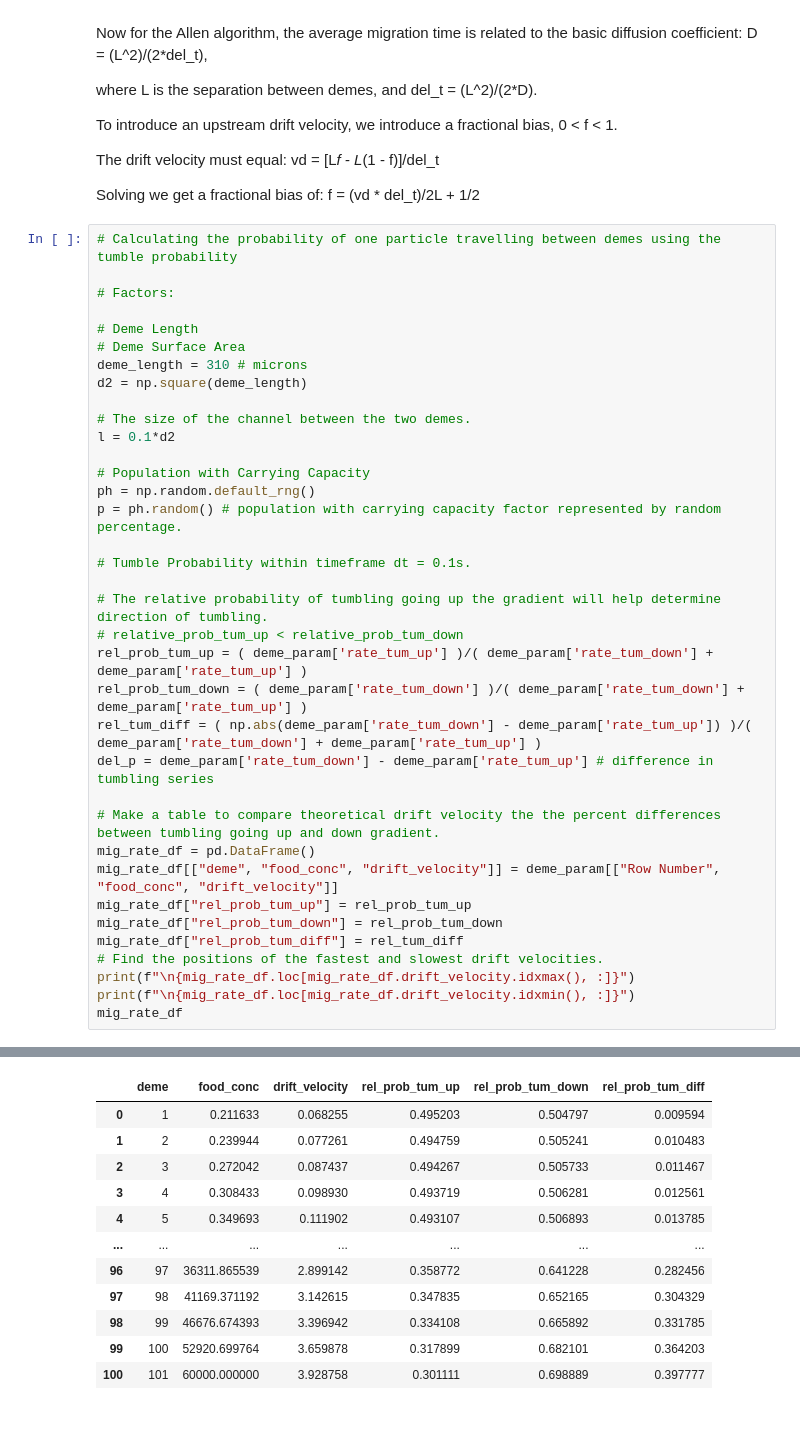
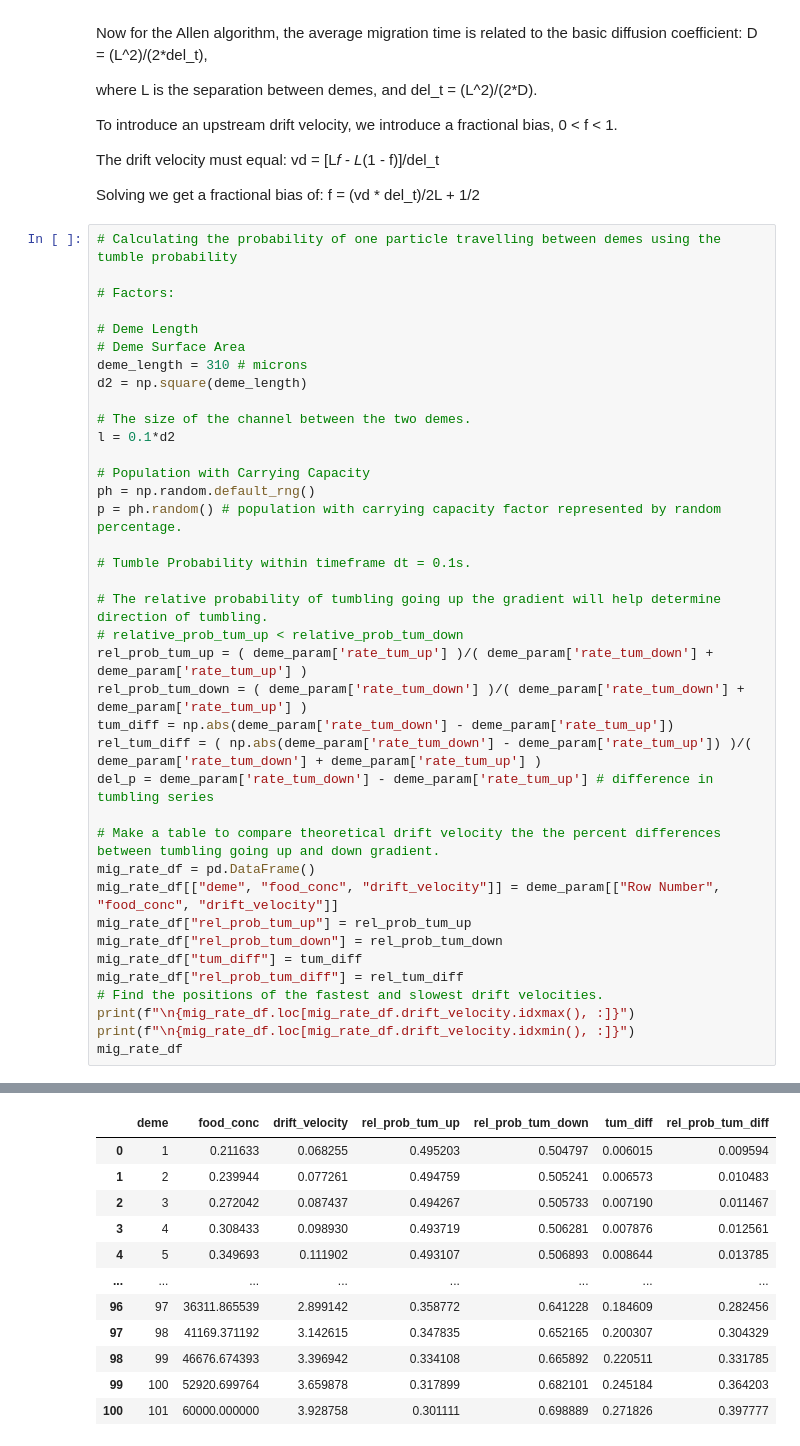
Before and after one commit to Frood-for-Thought/Run_Tumble_Gillespie_Diffusion_Equation, a Jupyter notebook: plotting.ipynb, the cells around one changed output, grey strips where cells are left out. Saved outputs shown, nothing was run; the diff lists cells and outputs as text.

```diff
--- a/plotting.ipynb
+++ b/plotting.ipynb
@@ -175,6 +175,7 @@ p = ph.random() # population with carrying capacity factor represented by random
 # relative_prob_tum_up < relative_prob_tum_down
 rel_prob_tum_up = ( deme_param['rate_tum_up'] )/( deme_param['rate_tum_down'] + deme_param['rate_tum_up'] )
 rel_prob_tum_down = ( deme_param['rate_tum_down'] )/( deme_param['rate_tum_down'] + deme_param['rate_tum_up'] )
+tum_diff = np.abs(deme_param['rate_tum_down'] - deme_param['rate_tum_up'])
 rel_tum_diff = ( np.abs(deme_param['rate_tum_down'] - deme_param['rate_tum_up']) )/( deme_param['rate_tum_down'] + deme_param['rate_tum_up'] )
 del_p = deme_param['rate_tum_down'] - deme_param['rate_tum_up'] # difference in tumbling series
 
@@ -183,6 +184,7 @@ mig_rate_df = pd.DataFrame()
 mig_rate_df[["deme", "food_conc", "drift_velocity"]] = deme_param[["Row Number", "food_conc", "drift_velocity"]]
 mig_rate_df["rel_prob_tum_up"] = rel_prob_tum_up
 mig_rate_df["rel_prob_tum_down"] = rel_prob_tum_down
+mig_rate_df["tum_diff"] = tum_diff
 mig_rate_df["rel_prob_tum_diff"] = rel_tum_diff
 # Find the positions of the fastest and slowest drift velocities.
 print(f"\n{mig_rate_df.loc[mig_rate_df.drift_velocity.idxmax(), :]}")
@@ -205,14 +209,14 @@ rel_prob_tum_down    0.504797
 rel_prob_tum_diff    0.009594
 Name: 0, dtype: float64
-|  | deme | food_conc | drift_velocity | rel_prob_tum_up | rel_prob_tum_down | rel_prob_tum_diff |
-| 0 | 1 | 0.211633 | 0.068255 | 0.495203 | 0.504797 | 0.009594 |
-| 1 | 2 | 0.239944 | 0.077261 | 0.494759 | 0.505241 | 0.010483 |
-| 2 | 3 | 0.272042 | 0.087437 | 0.494267 | 0.505733 | 0.011467 |
-| 3 | 4 | 0.308433 | 0.098930 | 0.493719 | 0.506281 | 0.012561 |
-| 4 | 5 | 0.349693 | 0.111902 | 0.493107 | 0.506893 | 0.013785 |
-| ... | ... | ... | ... | ... | ... | ... |
-| 96 | 97 | 36311.865539 | 2.899142 | 0.358772 | 0.641228 | 0.282456 |
-| 97 | 98 | 41169.371192 | 3.142615 | 0.347835 | 0.652165 | 0.304329 |
-| 98 | 99 | 46676.674393 | 3.396942 | 0.334108 | 0.665892 | 0.331785 |
-| 99 | 100 | 52920.699764 | 3.659878 | 0.317899 | 0.682101 | 0.364203 |
-| 100 | 101 | 60000.000000 | 3.928758 | 0.301111 | 0.698889 | 0.397777 |
+|  | deme | food_conc | drift_velocity | rel_prob_tum_up | rel_prob_tum_down | tum_diff | rel_prob_tum_diff |
+| 0 | 1 | 0.211633 | 0.068255 | 0.495203 | 0.504797 | 0.006015 | 0.009594 |
+| 1 | 2 | 0.239944 | 0.077261 | 0.494759 | 0.505241 | 0.006573 | 0.010483 |
+| 2 | 3 | 0.272042 | 0.087437 | 0.494267 | 0.505733 | 0.007190 | 0.011467 |
+| 3 | 4 | 0.308433 | 0.098930 | 0.493719 | 0.506281 | 0.007876 | 0.012561 |
+| 4 | 5 | 0.349693 | 0.111902 | 0.493107 | 0.506893 | 0.008644 | 0.013785 |
+| ... | ... | ... | ... | ... | ... | ... | ... |
+| 96 | 97 | 36311.865539 | 2.899142 | 0.358772 | 0.641228 | 0.184609 | 0.282456 |
+| 97 | 98 | 41169.371192 | 3.142615 | 0.347835 | 0.652165 | 0.200307 | 0.304329 |
+| 98 | 99 | 46676.674393 | 3.396942 | 0.334108 | 0.665892 | 0.220511 | 0.331785 |
+| 99 | 100 | 52920.699764 | 3.659878 | 0.317899 | 0.682101 | 0.245184 | 0.364203 |
+| 100 | 101 | 60000.000000 | 3.928758 | 0.301111 | 0.698889 | 0.271826 | 0.397777 |
```
Also changed, not shown: parts of 2 cells of this notebook, 1 other file.
